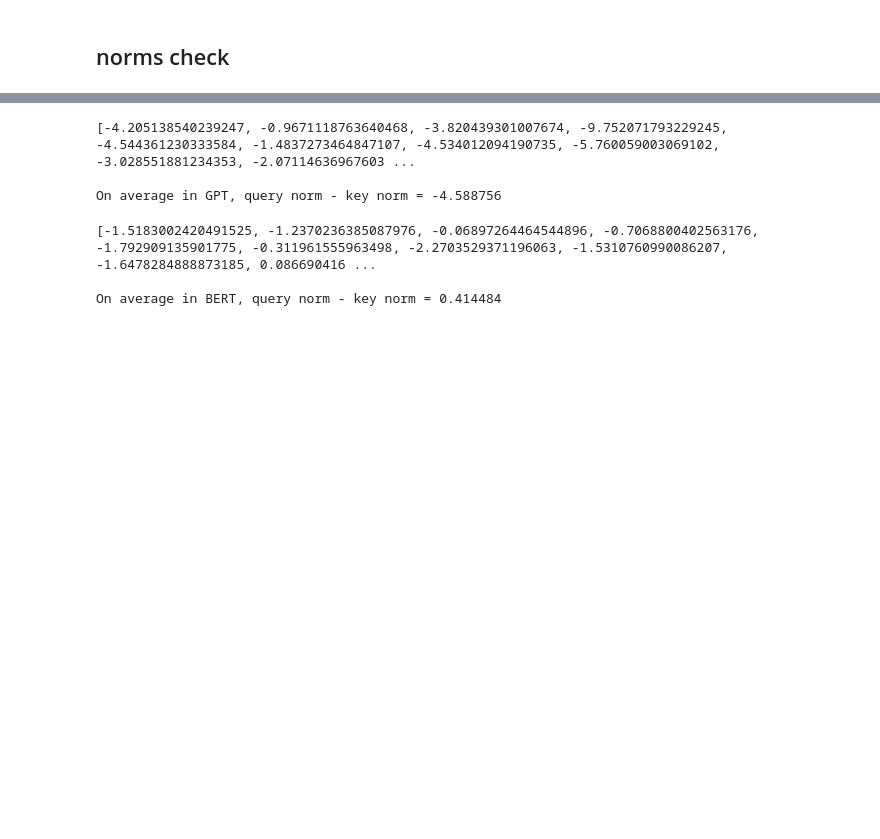
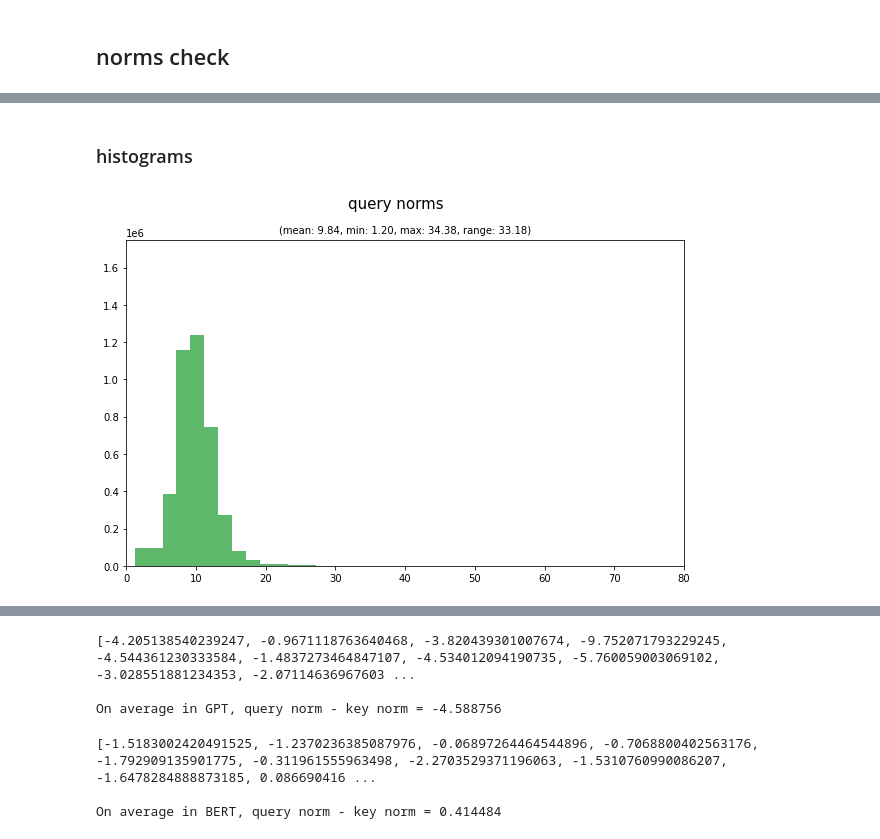
Before and after one commit to catherinesyeh/attention-exploration, a Jupyter notebook: attention.ipynb, the cells around one changed output, grey strips where cells are left out. Drawn from its saved outputs; the diff is of its cells as text; code cells hidden in the pictures; blank space fills up the shorter version.

Commit message:
adding more norm experiements

```diff
--- a/attention.ipynb
+++ b/attention.ipynb
@@ -1619,0 +1648,5 @@ for layer in range(12):
+# %% [markdown]
+### histograms
+# %%
+qnorms_formatted = [item for sublist in query_norms for item in sublist]
+knorms_formatted = [item for sublist in key_norms for item in sublist]
@@ -1619,0 +1656,14 @@ for layer in range(12):
+# %%
+w = 2 # width
+min_norm = min(qnorms_formatted)
+max_norm = max(qnorms_formatted)
+range_norm = max_norm - min_norm
+mean_norm = sum(qnorms_formatted) / len(qnorms_formatted)
+fig, ax = plt.subplots(figsize=(10, 6))
+ax.set(xlim=(0, 80), ylim=(0, 1.75e6))
+plt.suptitle("query norms", fontsize=15)
+plt.title("(mean: {:.2f}, min: {:.2f}, max: {:.2f}, range: {:.2f})".format(mean_norm, min_norm, max_norm, range_norm), fontsize=10)
+plt.hist(qnorms_formatted, color="#5FB96C", bins=np.arange(min_norm, max_norm + w, w))
+plt.show()
+# %% [output]
+[figure, added]
```
Also changed, not shown: parts of 28 cells of this notebook.
